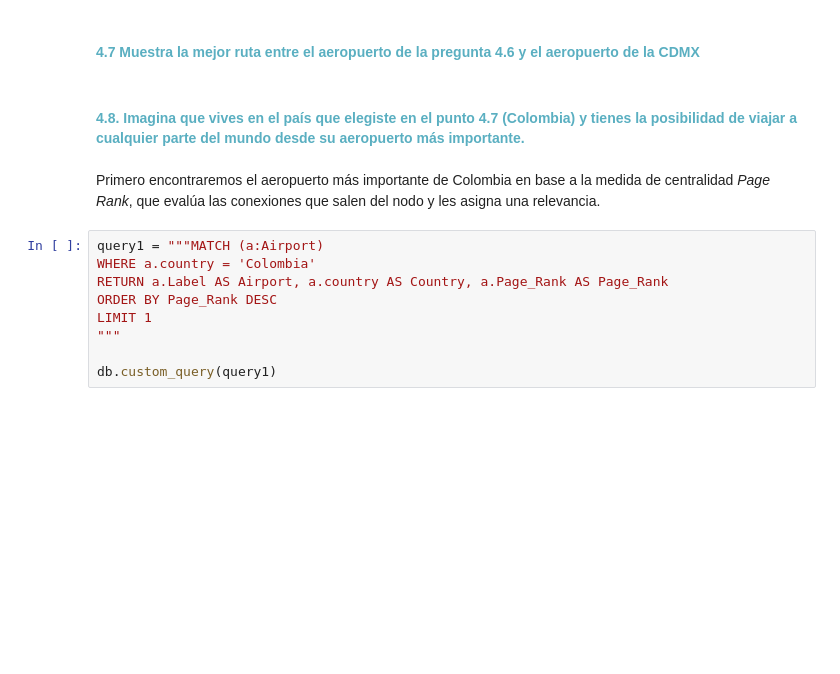
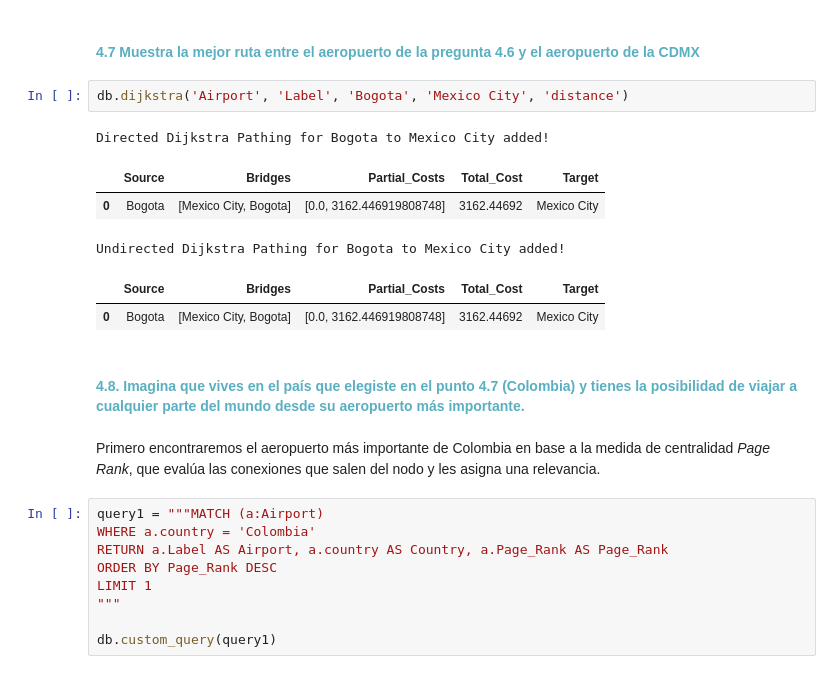
Before and after one commit to ch0fas/MG_Proyecto2, a Jupyter notebook: Python_Proyecto2.ipynb, the cells around one changed output. Cells and saved outputs as stored; diff of their text form; blank space fills up the shorter version.

```diff
--- a/Python_Proyecto2.ipynb
+++ b/Python_Proyecto2.ipynb
@@ -173,5 +200,14 @@ db.custom_query(query4_5)
 # %% [markdown]
 #### <font color= #5aafc1> **4.7 Muestra la mejor ruta entre el aeropuerto de la pregunta 4.6 y el aeropuerto de la CDMX** </font>
+# %%
+db.dijkstra('Airport', 'Label', 'Bogota', 'Mexico City', 'distance')
+# %% [output]
+Directed Dijkstra Pathing for Bogota to Mexico City added!
+|  | Source | Bridges | Partial_Costs | Total_Cost | Target |
+| 0 | Bogota | [Mexico City, Bogota] | [0.0, 3162.446919808748] | 3162.44692 | Mexico City |
+Undirected Dijkstra Pathing for Bogota to Mexico City added!
+|  | Source | Bridges | Partial_Costs | Total_Cost | Target |
+| 0 | Bogota | [Mexico City, Bogota] | [0.0, 3162.446919808748] | 3162.44692 | Mexico City |
 # %% [markdown]
 #### <font color= #5aafc1> **4.8. Imagina que vives en el país que elegiste en el punto 4.7 (Colombia) y tienes la posibilidad de viajar a cualquier parte del mundo desde su aeropuerto más importante.** </font>
 # %% [markdown]
```
Also changed, not shown: parts of 5 cells of this notebook, 1 other file.
